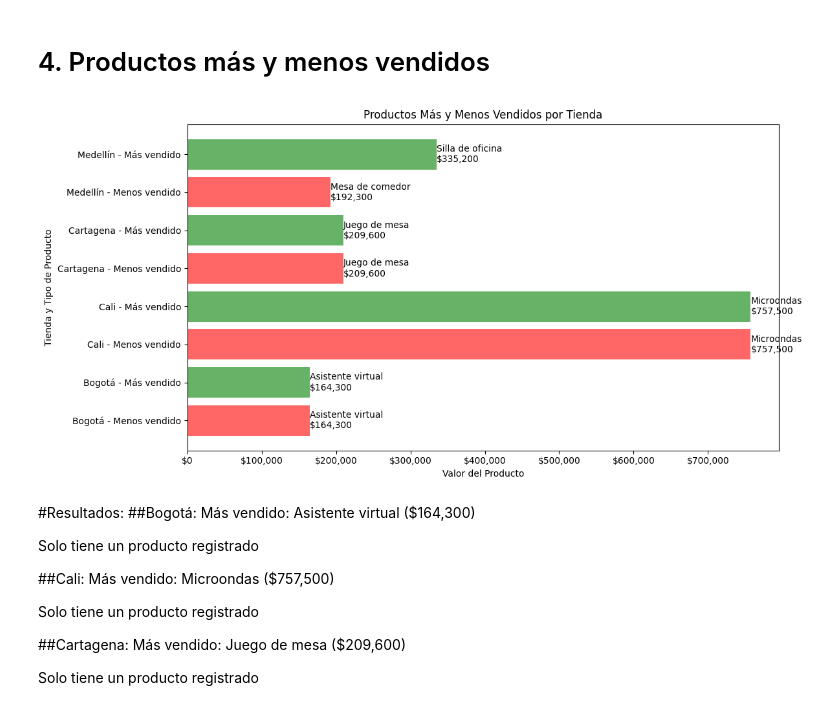
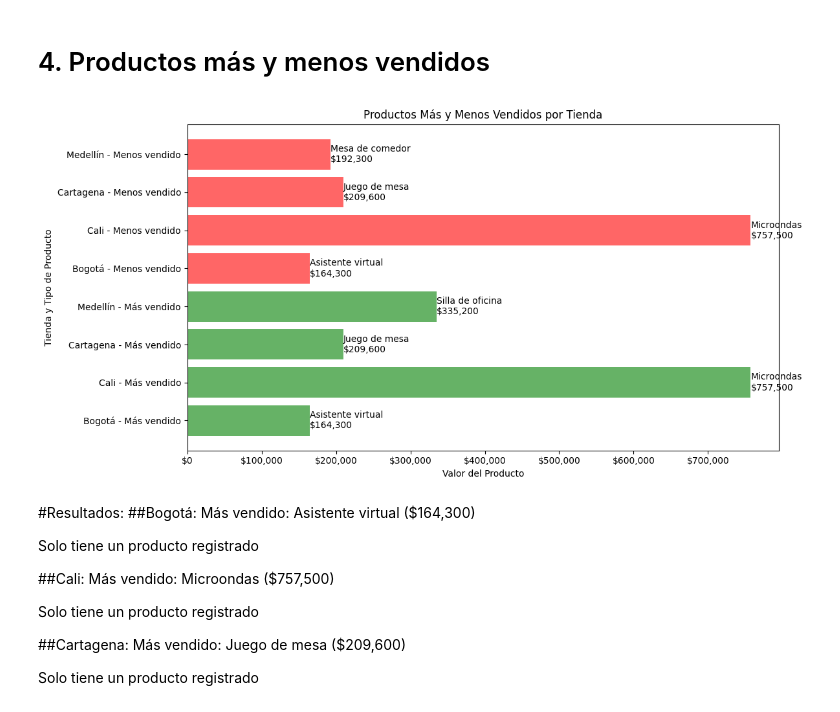
Before and after one commit to Jonhleder/Store_Challenge, a Jupyter notebook: StoreLatam.ipynb, the cells around one changed output. Drawn from its saved outputs; the diff is of its cells as text; code cells hidden in the pictures.

```diff
--- a/StoreLatam.ipynb
+++ b/StoreLatam.ipynb
@@ -38,0 +39,24 @@ print(ingresos_por_tienda)
+# %%
+import pandas as pd
+
+data = {
+    'Producto': ['Asistente virtual', 'Mesa de comedor', 'Juego de mesa', 'Microondas', 'Silla de oficina'],
+    'Categoría del Producto': ['Electrónicos', 'Muebles', 'Juguetes', 'Electrodomésticos', 'Muebles'],
+    'Precio': [164300.0, 192300.0, 209600.0, 757500.0, 335200.0],
+    'Costo de envío': [9900.0, 8400.0, 15900.0, 41000.0, 20200.0],
+    'Fecha de Compra': ['16/01/2021', '18/05/2022', '16/03/2021', '03/05/2022', '07/11/2020'],
+    'Vendedor': ['Pedro Gomez', 'Beatriz Morales', 'Juan Fernandez', 'Juan Fernandez', 'María Alfonso'],
+    'Lugar de Compra': ['Bogotá', 'Medellín', 'Cartagena', 'Cali', 'Medellín'],
+    'Calificación': [4, 1, 1, 4, 5],
+    'Método de pago': ['Tarjeta de crédito', 'Tarjeta de crédito', 'Tarjeta de crédito', 'Neupl', 'Neupl'],
+    'Cantidad de cuotas': [8, 4, 1, 1, 1],
+    'lat': [4.60971, 6.26184, 10.39972, 3.43722, 6.26184],
+    'lon': [-74.08175, -75.86599, -75.81444, -76.62260, -75.86599]
+}
+
+df = pd.DataFrame(data)
+
+ingresos_por_tienda = df.groupby('Lugar de Compra')['Precio'].sum().reset_index()
+ingresos_por_tienda.columns = ['Tienda', 'Ingreso Total']
+
+print(ingresos_por_tienda)
@@ -131,44 +156,47 @@ plt.show()
 # %%
 import pandas as pd
 import matplotlib.pyplot as plt
-
 
 df = pd.DataFrame(data)
 
 # 1. Identificar el producto más vendido (mayor precio) por tienda
 mas_vendidos = df.loc[df.groupby('Lugar de Compra')['Precio'].idxmax()]
+mas_vendidos['Tipo'] = 'Más vendido'
 
 # 2. Identificar el producto menos vendido (menor precio) por tienda
 menos_vendidos = df.loc[df.groupby('Lugar de Compra')['Precio'].idxmin()]
+menos_vendidos['Tipo'] = 'Menos vendido'
 
-# Visualización
+
+resultados = pd.concat([mas_vendidos, menos_vendidos])
+
 plt.figure(figsize=(12, 6))
 colors = {'Más vendido': 'green', 'Menos vendido': 'red'}
 
 for i, (_, row) in enumerate(resultados.iterrows()):
     plt.barh(
         f"{row['Lugar de Compra']} - {row['Tipo']}",
         row['Precio'],
         color=colors[row['Tipo']],
         alpha=0.6
     )
     plt.text(
         row['Precio'],
         i,
         f"{row['Producto']}\n${row['Precio']:,.0f}",
         ha='left',
         va='center',
         fontsize=10
     )
 
 plt.title('Productos Más y Menos Vendidos por Tienda')
 plt.xlabel('Valor del Producto')
 plt.ylabel('Tienda y Tipo de Producto')
 plt.gca().xaxis.set_major_formatter('${x:,.0f}')
 plt.tight_layout()
 plt.show()
 # %% [output]
-[figure, old version]
+[figure, new version]
 # %% [markdown]
 #Resultados:
 ##Bogotá:
```
Also changed, not shown: parts of 12 cells of this notebook.
